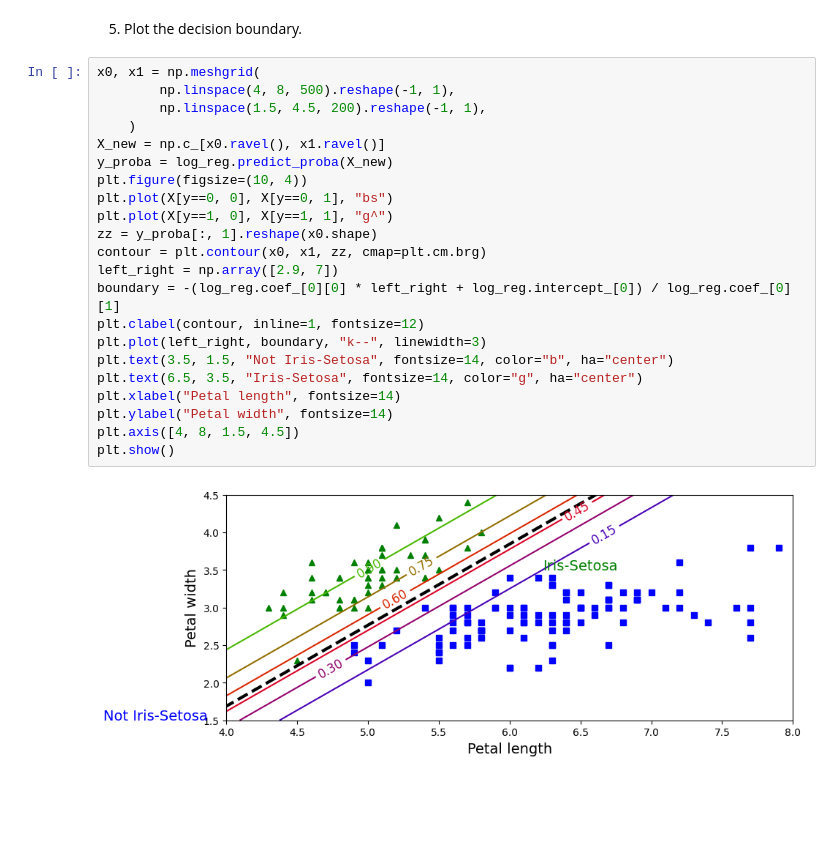
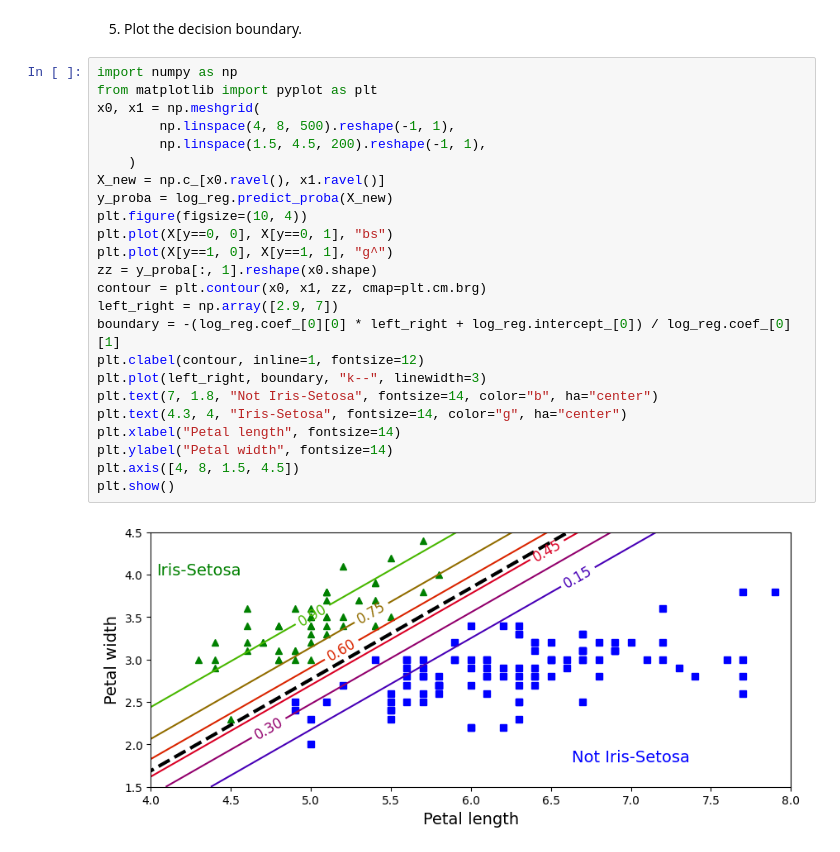
Before and after one commit to UpadhyayAshmita/Mathematical_foundation_of_machine_learning, a Jupyter notebook: labs/lab2/regression.ipynb, the cells around one changed output. Drawn from its saved outputs; the diff is of its cells as text; blank space fills up the shorter version.

```diff
--- a/labs/lab2/regression.ipynb
+++ b/labs/lab2/regression.ipynb
@@ -79,26 +79,28 @@ print(accuracy)
 # %% [markdown]
 5. Plot the decision boundary.
 # %%
+import numpy as np
+from matplotlib import pyplot as plt
 x0, x1 = np.meshgrid(
         np.linspace(4, 8, 500).reshape(-1, 1),
         np.linspace(1.5, 4.5, 200).reshape(-1, 1),
     )
 X_new = np.c_[x0.ravel(), x1.ravel()]
 y_proba = log_reg.predict_proba(X_new)
 plt.figure(figsize=(10, 4))
 plt.plot(X[y==0, 0], X[y==0, 1], "bs")
 plt.plot(X[y==1, 0], X[y==1, 1], "g^")
 zz = y_proba[:, 1].reshape(x0.shape)
 contour = plt.contour(x0, x1, zz, cmap=plt.cm.brg)
 left_right = np.array([2.9, 7])
 boundary = -(log_reg.coef_[0][0] * left_right + log_reg.intercept_[0]) / log_reg.coef_[0][1]
 plt.clabel(contour, inline=1, fontsize=12)
 plt.plot(left_right, boundary, "k--", linewidth=3)
-plt.text(3.5, 1.5, "Not Iris-Setosa", fontsize=14, color="b", ha="center")
-plt.text(6.5, 3.5, "Iris-Setosa", fontsize=14, color="g", ha="center")
+plt.text(7, 1.8, "Not Iris-Setosa", fontsize=14, color="b", ha="center")
+plt.text(4.3, 4, "Iris-Setosa", fontsize=14, color="g", ha="center")
 plt.xlabel("Petal length", fontsize=14)
 plt.ylabel("Petal width", fontsize=14)
 plt.axis([4, 8, 1.5, 4.5])
 plt.show()
 # %% [output]
-[figure, old version]
+[figure, new version]
```
Also changed, not shown: 1 other file.
